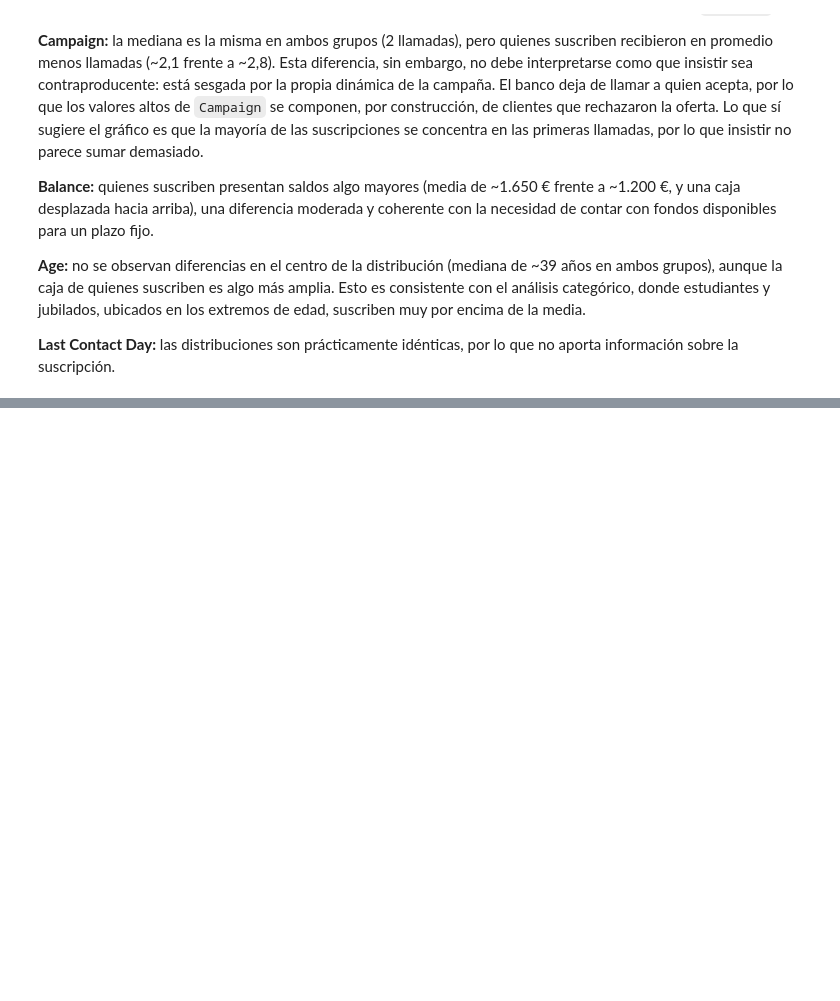
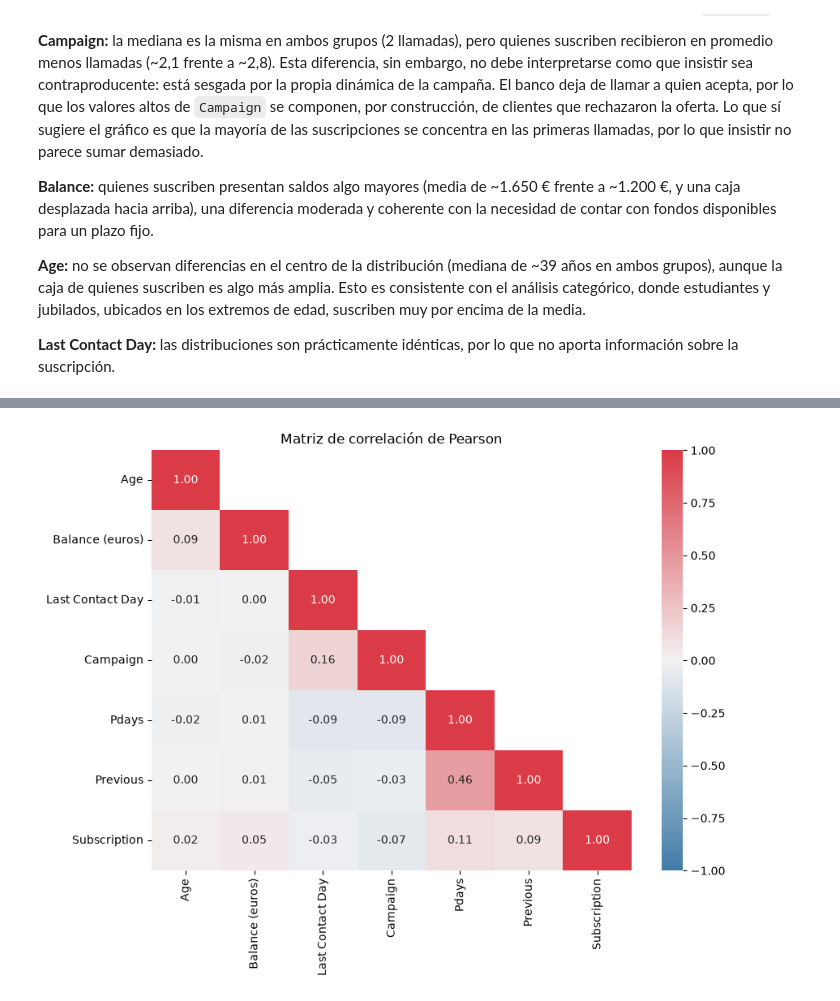
Before and after one commit to nach0osole/data_science_utn_clusterai2026_Sole, a Jupyter notebook: clusterai_juanignacio_sole_eda.ipynb, the cells around one changed output, grey strips where cells are left out. Cells and saved outputs as stored; diff of their text form; code cells hidden in the pictures; blank space fills up the shorter version.

```diff
--- a/clusterai_juanignacio_sole_eda.ipynb
+++ b/clusterai_juanignacio_sole_eda.ipynb
@@ -386,0 +604,12 @@ En comparación con las variables categóricas, las continuas muestran un **pode
+# %%
+corr = df[continuas + ["Subscription"]].corr()
+mascara = np.triu(np.ones_like(corr, dtype=bool), k=1)  # ocultamos el triángulo superior (redundante)
+
+fig, ax = plt.subplots(figsize=(9, 7))
+sns.heatmap(corr, mask=mascara, annot=True, fmt=".2f", vmin=-1, vmax=1,
+            cmap=sns.diverging_palette(240, 10, as_cmap=True), ax=ax)
+ax.set_title("Matriz de correlación de Pearson")
+plt.tight_layout()
+plt.show()
+# %% [output]
+[figure, added]
```
Also changed, not shown: parts of 29 cells of this notebook, 6 other files.
